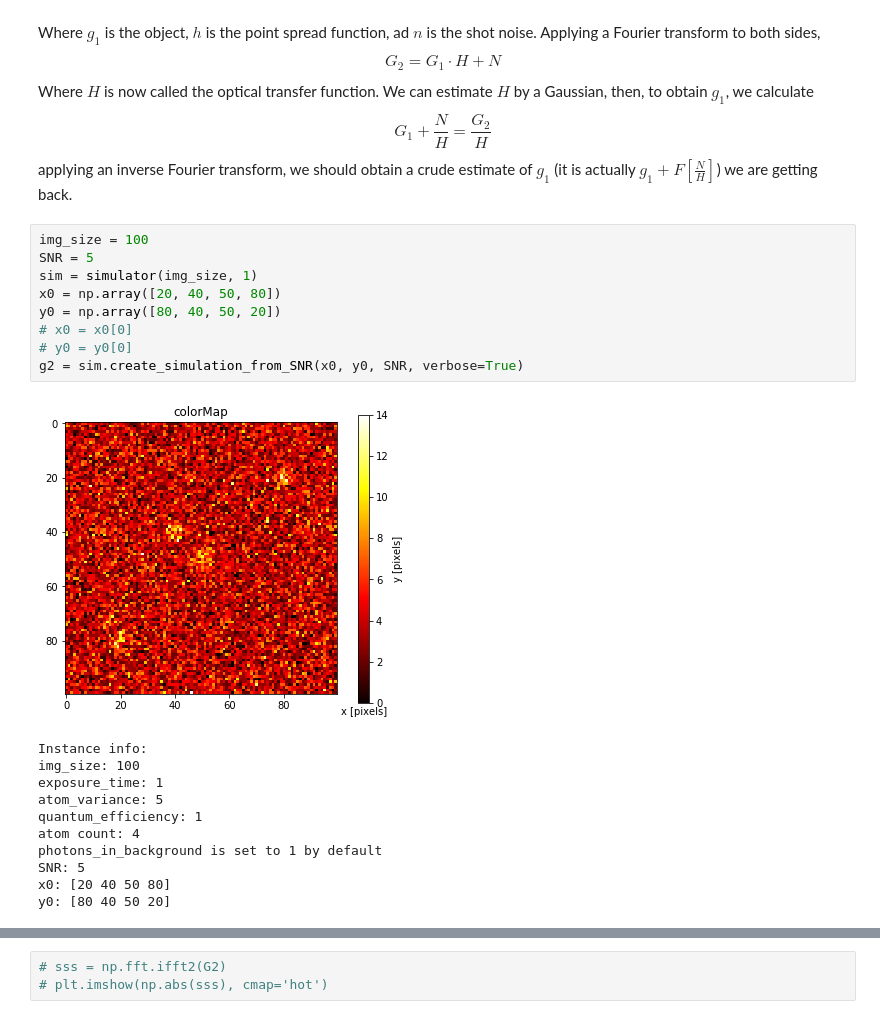
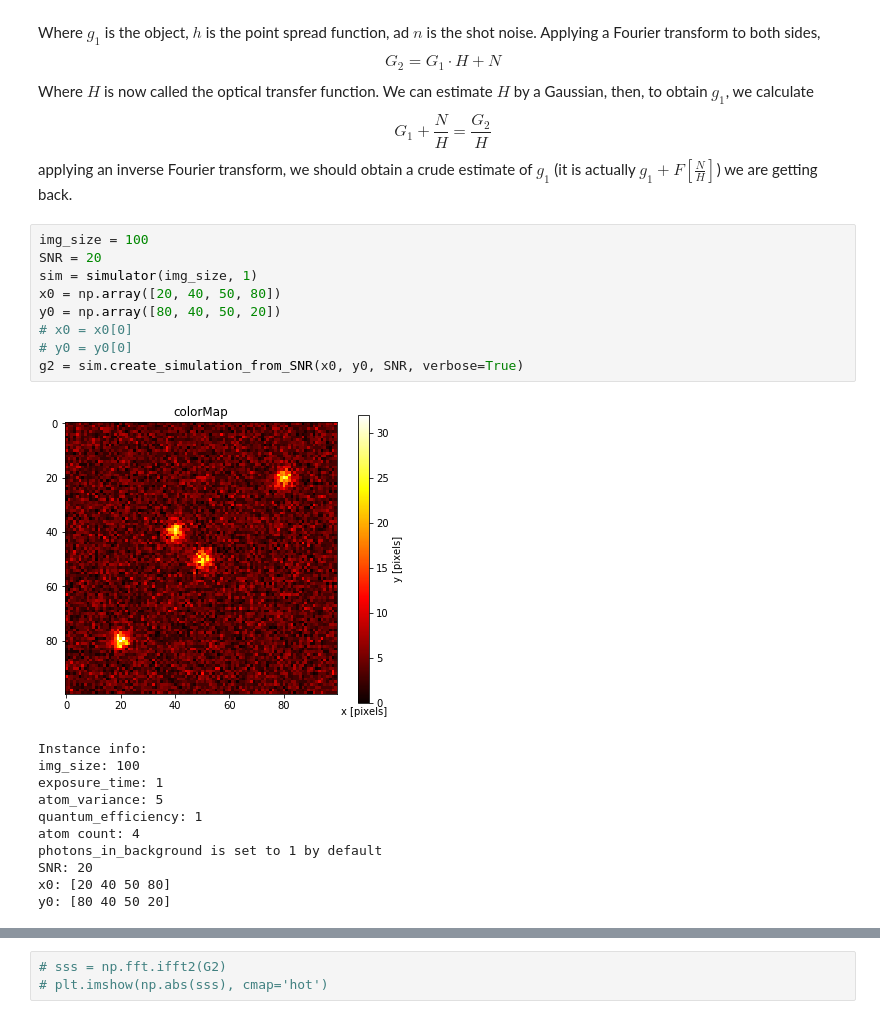
Before and after one commit to cliulinnaeus/AtomDetection, a Jupyter notebook: preprocessing/deconv_test2.ipynb, the cells around one changed output, grey strips where cells are left out. Saved outputs shown, nothing was run; the diff lists cells and outputs as text.

```diff
--- a/preprocessing/deconv_test2.ipynb
+++ b/preprocessing/deconv_test2.ipynb
@@ -152,15 +161,15 @@ $$G_1 + \frac{N}{H} = \frac{G_2}{H}$$
 applying an inverse Fourier transform, we should obtain a crude estimate of $g_1$ (it is actually $g_1 + F[\frac{N}{H}]$) we are getting back.
 # %%
 img_size = 100
-SNR = 5
+SNR = 20
 sim = simulator(img_size, 1)
 x0 = np.array([20, 40, 50, 80])
 y0 = np.array([80, 40, 50, 20])
 # x0 = x0[0]
 # y0 = y0[0]
 g2 = sim.create_simulation_from_SNR(x0, y0, SNR, verbose=True)
 # %% [output]
-[figure, old version]
+[figure, new version]
 Instance info:
 img_size: 100
 exposure_time: 1
@@ -168,7 +177,7 @@ atom_variance: 5
 quantum_efficiency: 1
 atom count: 4
 photons_in_background is set to 1 by default
-SNR: 5
+SNR: 20
 x0: [20 40 50 80]
 y0: [80 40 50 20]
 # %%
```
Also changed, not shown: parts of 8 cells of this notebook, 3 other files.
